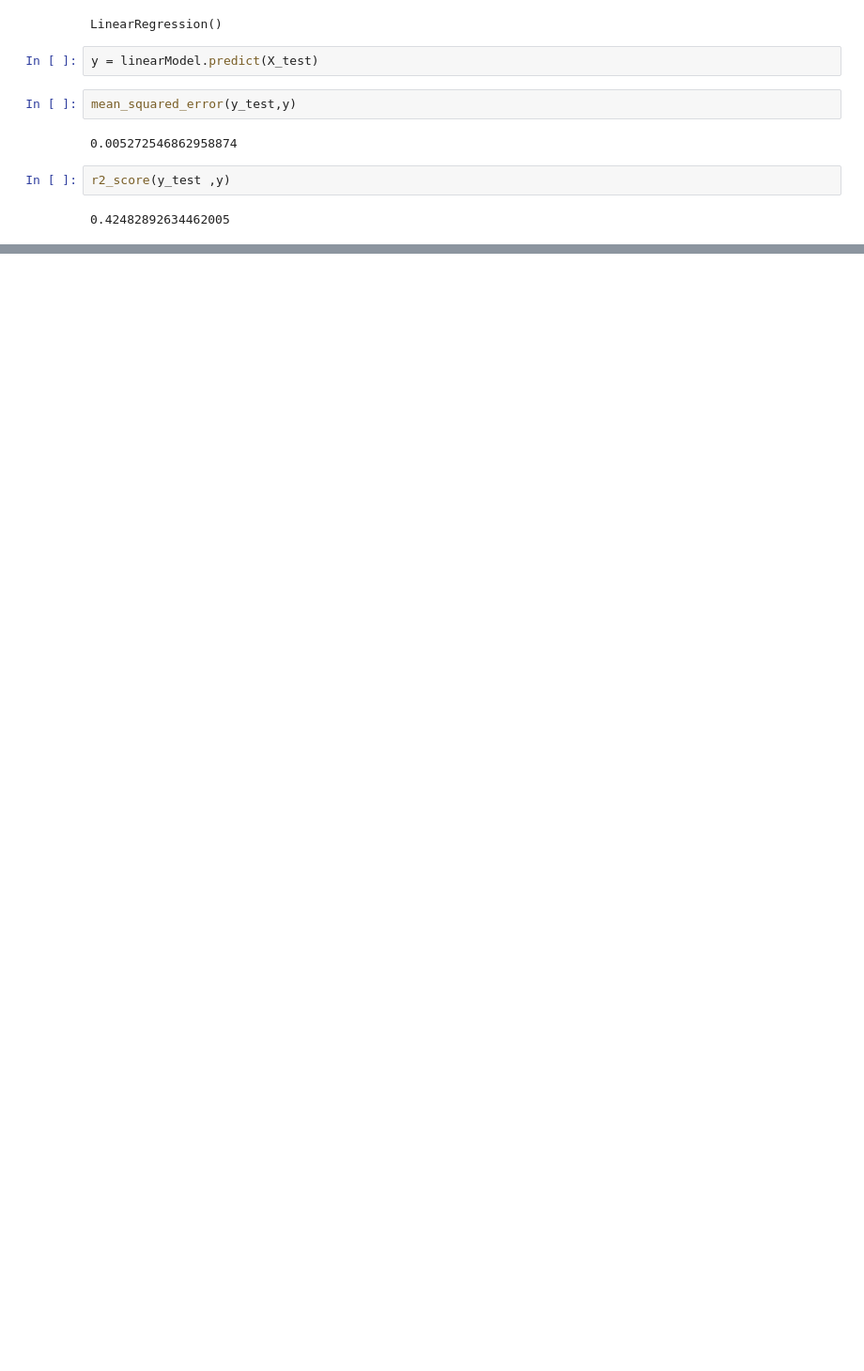
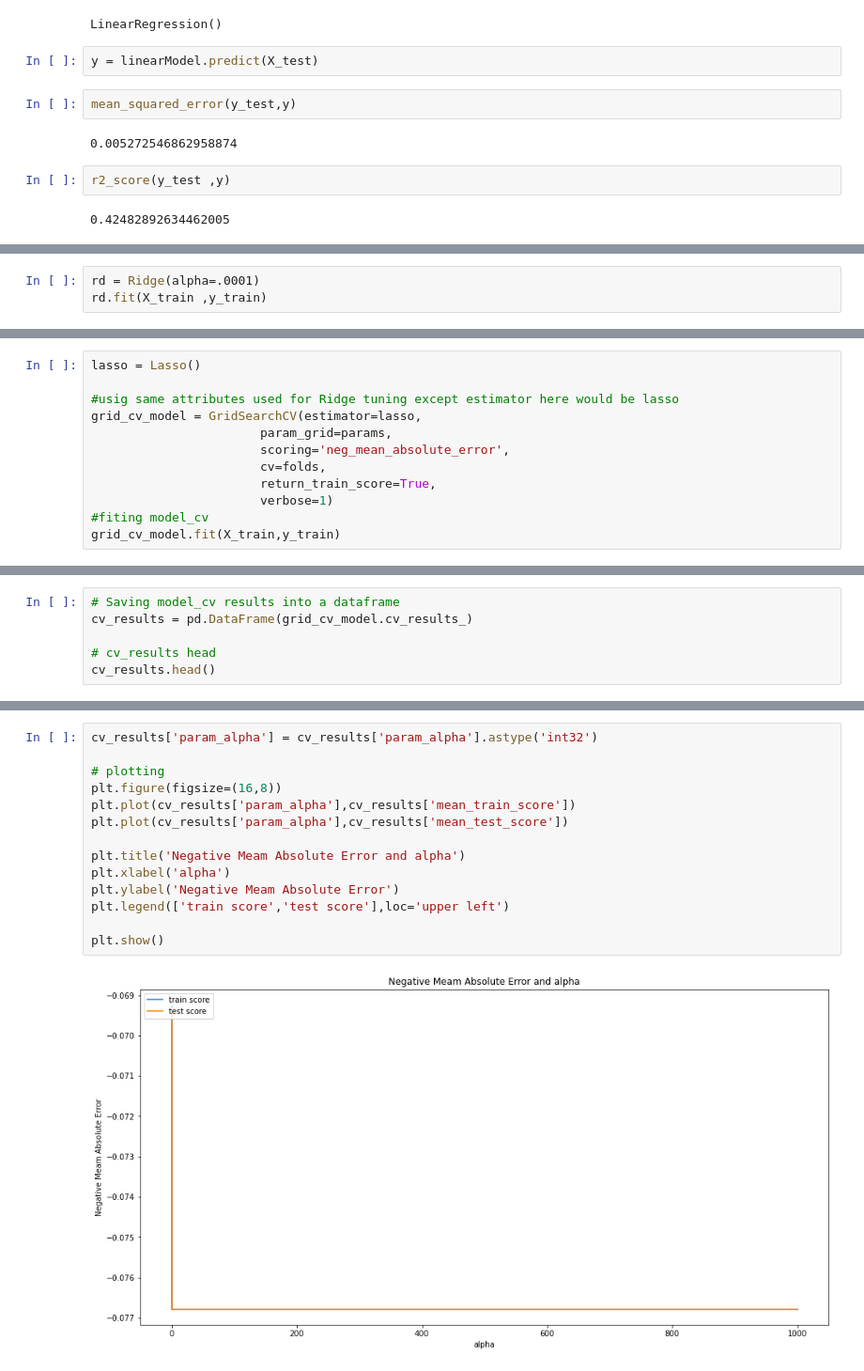
Before and after one commit to rezamosavi8740/OnlineNewsPopularity-analysis, a Jupyter notebook: OnlineNewsPopularity.ipynb, the cells around one changed output, grey strips where cells are left out. Shown at 94% size. Cells and saved outputs as stored; diff of their text form; blank space fills up the shorter version.

```diff
--- a/OnlineNewsPopularity.ipynb
+++ b/OnlineNewsPopularity.ipynb
@@ -817,0 +939,3 @@ r2_score(y_test ,Y_pred)
+# %%
+rd = Ridge(alpha=.0001)
+rd.fit(X_train ,y_train)
@@ -817,0 +954,12 @@ r2_score(y_test ,Y_pred)
+# %%
+lasso = Lasso()
+
+#usig same attributes used for Ridge tuning except estimator here would be lasso
+grid_cv_model = GridSearchCV(estimator=lasso,
+                       param_grid=params,
+                       scoring='neg_mean_absolute_error',
+                       cv=folds,
+                       return_train_score=True,
+                       verbose=1)
+#fiting model_cv
+grid_cv_model.fit(X_train,y_train)
@@ -817,0 +975,6 @@ r2_score(y_test ,Y_pred)
+# %%
+# Saving model_cv results into a dataframe
+cv_results = pd.DataFrame(grid_cv_model.cv_results_)
+
+# cv_results head
+cv_results.head()
@@ -817,0 +989,16 @@ r2_score(y_test ,Y_pred)
+# %%
+cv_results['param_alpha'] = cv_results['param_alpha'].astype('int32')
+
+# plotting
+plt.figure(figsize=(16,8))
+plt.plot(cv_results['param_alpha'],cv_results['mean_train_score'])
+plt.plot(cv_results['param_alpha'],cv_results['mean_test_score'])
+
+plt.title('Negative Meam Absolute Error and alpha')
+plt.xlabel('alpha')
+plt.ylabel('Negative Meam Absolute Error')
+plt.legend(['train score','test score'],loc='upper left')
+
+plt.show()
+# %% [output]
+[figure, added]
```
Also changed, not shown: parts of 123 cells of this notebook, 1 other file.
